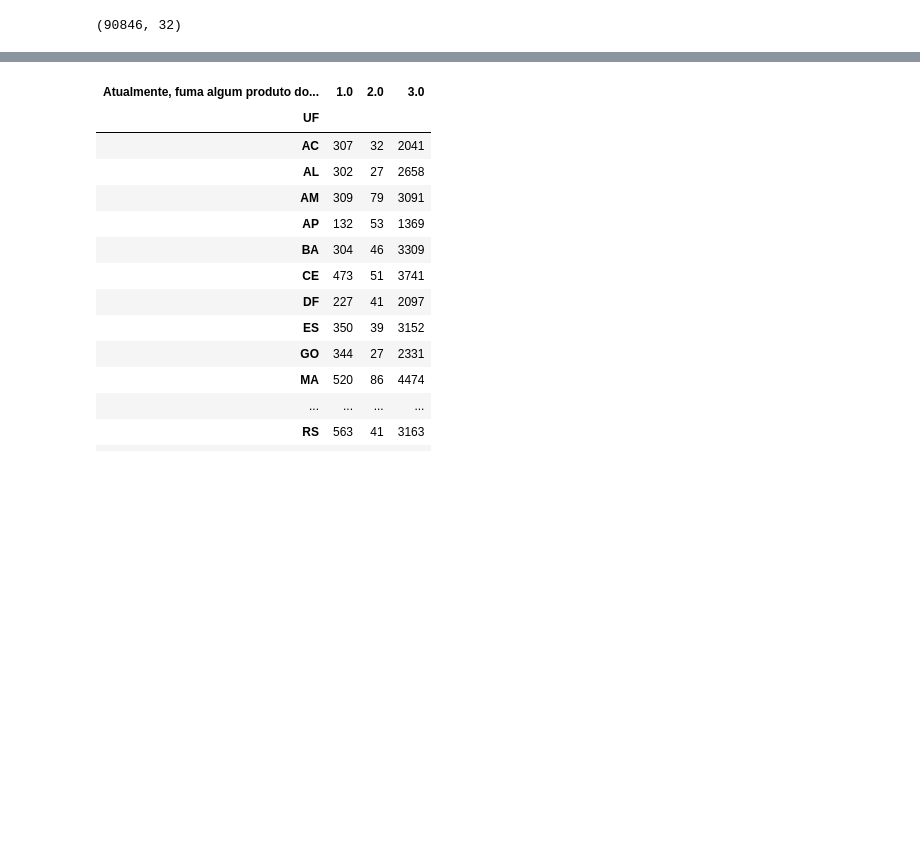
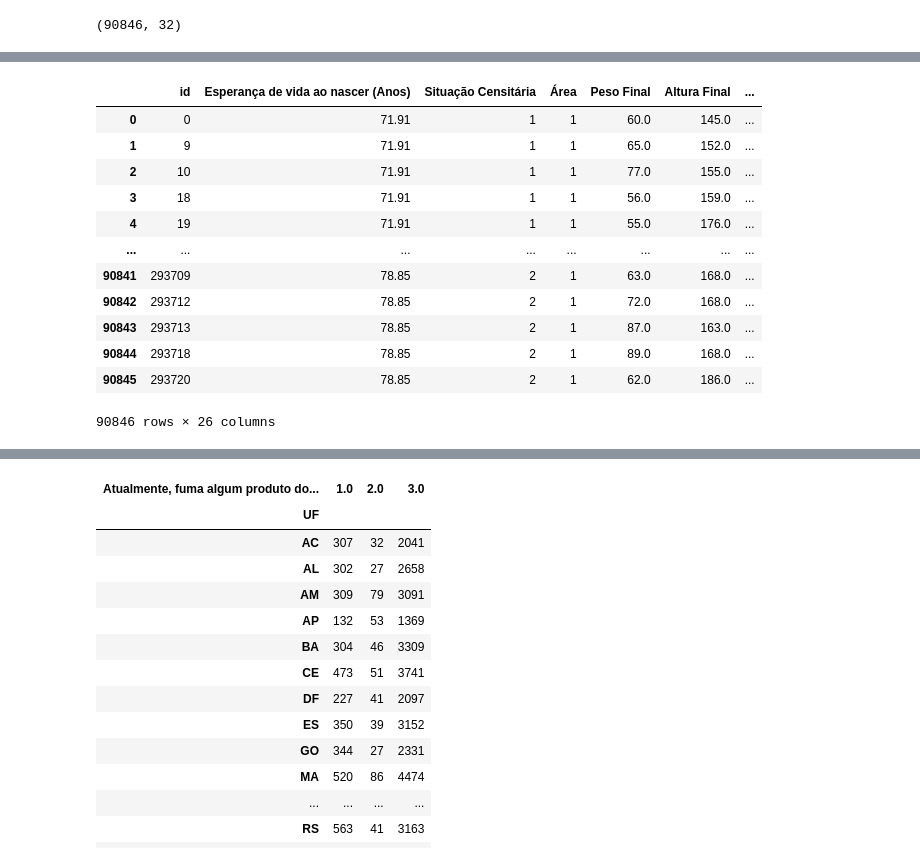
Before and after one commit to maafinotti/TCC-PNS, a Jupyter notebook: PNS_fumo.ipynb, the cells around one changed output, grey strips where cells are left out. Saved outputs shown, nothing was run; the diff lists cells and outputs as text; code cells hidden in the pictures; blank space fills up the shorter version.

```diff
--- a/PNS_fumo.ipynb
+++ b/PNS_fumo.ipynb
@@ -59 +50,54 @@ df_corr = df_fumo.drop(columns = ['UF', 'Está grávida?'])
+# %%
+df_corr['Atualmente, fuma algum produto do tabaco?'] = df_corr['Atualmente, fuma algum produto do tabaco?'].replace({1: 'Sim, diariamente', 2: 'Sim, menos que diariamente', 3: 'Não fumo atualmente'})
+df_corr['E no passado, fumou algum produto do tabaco?'] = df_corr['E no passado, fumou algum produto do tabaco?'].replace({1: 'Sim, diariamente', 2: 'Sim, menos que diariamente', 3: 'Não, nunca fumei'})
+df_corr['Nos últimos doze meses, durante algum desses atendimentos foi aconselhado a parar de fumar?'] = df_corr['Nos últimos doze meses, durante algum desses atendimentos foi aconselhado a parar de fumar?'].replace({1: 'Sim', 2: 'Não'})
+df_corr['Durante os últimos doze meses, tentou parar de fumar?'] = df_corr['Durante os últimos doze meses, tentou parar de fumar?'].replace({1: 'Sim', 2: 'Não'})
+df_corr['Esse aconselhamento foi feito pelo SUS?'] = df_corr['Esse aconselhamento foi feito pelo SUS?'].replace({1: 'Sim', 2: 'Não'})
+df_corr['Usa aparelhos eletrônicos com nicotina líquida ou folha de tabaco picado?'] = df_corr['Usa aparelhos eletrônicos com nicotina líquida ou folha de tabaco picado?'].replace({1: 'Sim, diariamente', 2: 'Sim, menos do que diariamente', 3: 'Não, mas já usei no passado', 4: 'Nunca usei'})
+df_corr['Com que frequência alguém fuma dentro do seu domicílio?'] = df_corr['Com que frequência alguém fuma dentro do seu domicílio?'].replace({1: 'Diariamente', 2: 'Semanalmente', 3: 'Mensalmente', 4: 'Menos que mensalmente', 5: 'Nunca'})
+df_corr['Viu ou ouviu informações em veiculos de comunicação'] = df_corr['Viu ou ouviu informações em veiculos de comunicação'].replace({1: 'Sim', 2: 'Não'})
+
+df_dummies1 = pd.get_dummies(df_corr['Atualmente, fuma algum produto do tabaco?'], prefix='fuma_tabaco')
+df_dummies2 = pd.get_dummies(df_corr['E no passado, fumou algum produto do tabaco?'], prefix='fumou_tabaco')
+df_dummies3 = pd.get_dummies(df_corr['Nos últimos doze meses, durante algum desses atendimentos foi aconselhado a parar de fumar?'], prefix='atendimento_aconselhou_parar')
+df_dummies4 = pd.get_dummies(df_corr['Durante os últimos doze meses, tentou parar de fumar?'], prefix='tentou_parar')
+df_dummies5 = pd.get_dummies(df_corr['Esse aconselhamento foi feito pelo SUS?'], prefix='aconselhamento_sus?')
+df_dummies6 = pd.get_dummies(df_corr['Com que frequência alguém fuma dentro do seu domicílio?'], prefix='familiar_fuma_domicilio?')
+df_dummies7 = pd.get_dummies(df_corr['Viu ou ouviu informações em veiculos de comunicação'], prefix='viu_propagandas?')
+
+df_dummies = pd.concat([df_corr, df_dummies1], axis=1)
+df_dummies = pd.concat([df_dummies, df_dummies2], axis=1)
+df_dummies = pd.concat([df_dummies, df_dummies3], axis=1)
+df_dummies = pd.concat([df_dummies, df_dummies4], axis=1)
+df_dummies = pd.concat([df_dummies, df_dummies5], axis=1)
+df_dummies = pd.concat([df_dummies, df_dummies6], axis=1)
+df_dummies = pd.concat([df_dummies, df_dummies7], axis=1)
+
+df_dummies.drop(columns = ['Atualmente, fuma algum produto do tabaco?',
+'E no passado, fumou algum produto do tabaco?',
+'Nos últimos doze meses, durante algum desses atendimentos foi aconselhado a parar de fumar?',
+'Durante os últimos doze meses, tentou parar de fumar?',
+'Esse aconselhamento foi feito pelo SUS?',
+'Usa aparelhos eletrônicos com nicotina líquida ou folha de tabaco picado?',
+'Com que frequência alguém fuma dentro do seu domicílio?',
+'Viu ou ouviu informações nos jornais ou revistas?',
+'Viu ou ouviu informações na televisão?',
+'Viu ou ouviu informações no rádio?',
+'Viu ou ouviu informações na internet, incluindo redes sociais?'], inplace = True)
+
+df_dummies
+# %% [output]
+|  | id | Esperança de vida ao nascer (Anos) | Situação Censitária | Área | Peso Final | Altura Final | ... |
+| 0 | 0 | 71.91 | 1 | 1 | 60.0 | 145.0 | ... |
+| 1 | 9 | 71.91 | 1 | 1 | 65.0 | 152.0 | ... |
+| 2 | 10 | 71.91 | 1 | 1 | 77.0 | 155.0 | ... |
+| 3 | 18 | 71.91 | 1 | 1 | 56.0 | 159.0 | ... |
+| 4 | 19 | 71.91 | 1 | 1 | 55.0 | 176.0 | ... |
+| ... | ... | ... | ... | ... | ... | ... | ... |
+| 90841 | 293709 | 78.85 | 2 | 1 | 63.0 | 168.0 | ... |
+| 90842 | 293712 | 78.85 | 2 | 1 | 72.0 | 168.0 | ... |
+| 90843 | 293713 | 78.85 | 2 | 1 | 87.0 | 163.0 | ... |
+| 90844 | 293718 | 78.85 | 2 | 1 | 89.0 | 168.0 | ... |
+| 90845 | 293720 | 78.85 | 2 | 1 | 62.0 | 186.0 | ... |
+90846 rows × 26 columns
 # %%
```
Also changed, not shown: parts of 6 cells of this notebook, 3 other files.
